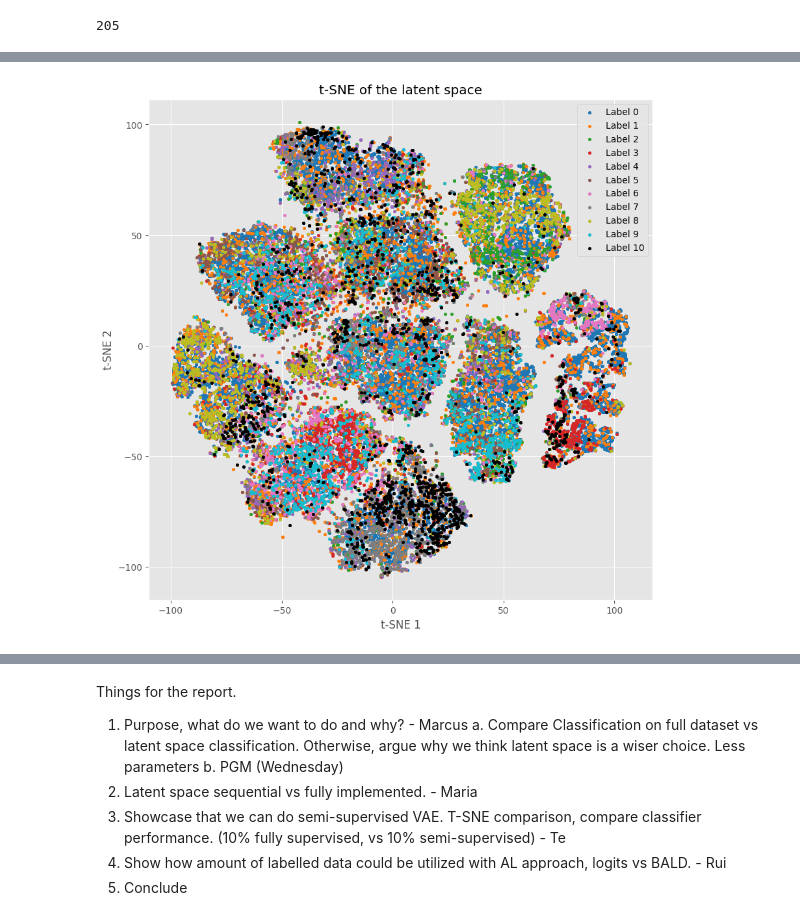
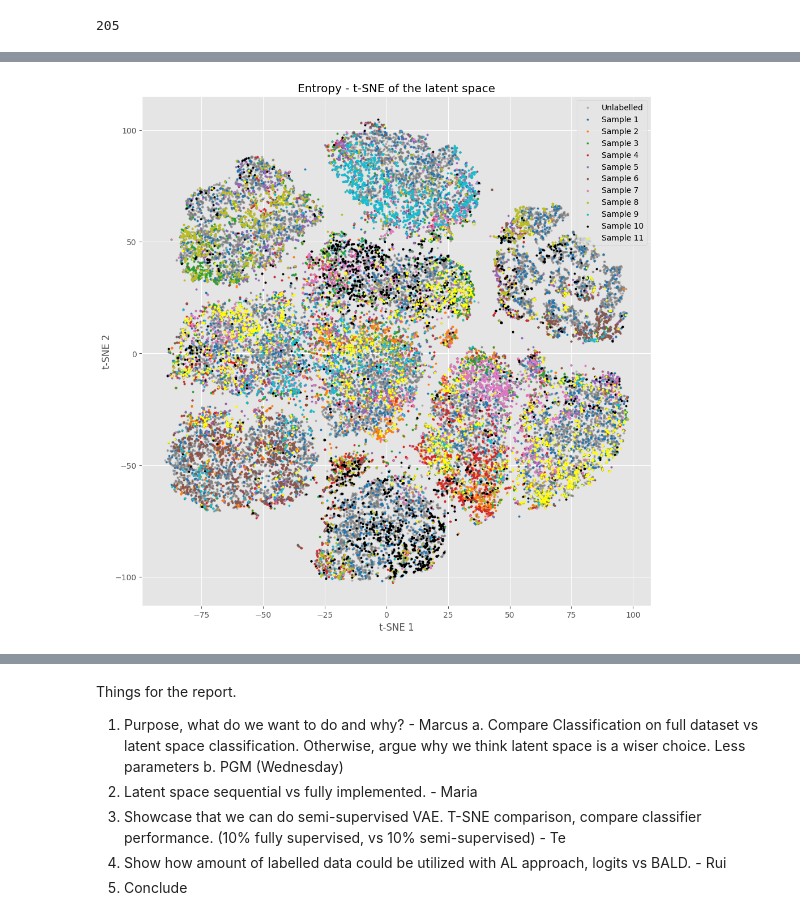
Before and after one commit to teisnotte/model-based-machine-learning-ssvae, a Jupyter notebook: ssVAE_mabeng.ipynb, the cells around one changed output, grey strips where cells are left out. Cells and saved outputs as stored; diff of their text form; code cells hidden in the pictures.

Commit message:
Better density plots

```diff
--- a/ssVAE_mabeng.ipynb
+++ b/ssVAE_mabeng.ipynb
@@ -930,33 +945,4 @@ len(idxs_hist[0][1]), len(x_batch
 len(idxs_hist[0][0])
 # %% [output]
 205
-# %%
-# 1. Do as T-sne of the latent space, grey
-# 2. use idxs_hist[0] to colour the first iteration labels green
-# 3. use idxs_hist[i] to colour the next iteration labels.
-cols = np.zeros((len(idxs_hist[0]), 250))
-for i in range(len(idxs_hist)):
-    for j in range(len(idxs_hist[i])):
-        pots = np.arange(250)
-        pots = np.delete(pots, idxs_hist[i][j])
-        for idx in pots:
-            if cols[j, idx] == 0:
-                cols[j, idx] = i+1
-cols = np.concatenate(cols, axis = 0)
-
-
-colors = [
-        '#1f77b4',  # blue
-        '#ff7f0e',  # orange
-        '#2ca02c',  # green
-        '#d62728',  # red
-        '#9467bd',  # purple
-        '#8c564b',  # brown
-        '#e377c2',  # pink
-        '#7f7f7f',  # gray
-        '#bcbd22',  # yellow-green
-        '#17becf',   # cyan
-        '#000000' # Black
-
-    ]
 # %%
@@ -978,15 +965,0 @@ array([ 0.,  1.,  2.,  3.,  4.,  5.,  6.,  7.,  8.,  9., 10.])
-# %%
-z_all_tsne = np.array(z_all_tsne[:len(cols), :])
-cols = np.array(cols[:len(z_all_tsne)])
-
-plt.figure(figsize=(10, 10))
-for cl in range(len(np.unique(cols))):
-    plt.scatter(z_all_tsne[cols == cl, 0], z_all_tsne[cols == cl, 1], s=10, c=colors[cl], label=f'Sample {cl}')
-
-plt.title("t-SNE of the latent space")
-plt.xlabel("t-SNE 1")
-plt.ylabel("t-SNE 2")
-plt.legend()
-plt.show()
-# %% [output]
-[figure, removed]
@@ -992,0 +1021,4 @@ plt.show()
+# %%
+plot_sample_hist(z_all_tsne, idxs_hist, title= "Entropy")
+# %% [output]
+[figure, added]
```
Also changed, not shown: parts of 13 cells of this notebook.
